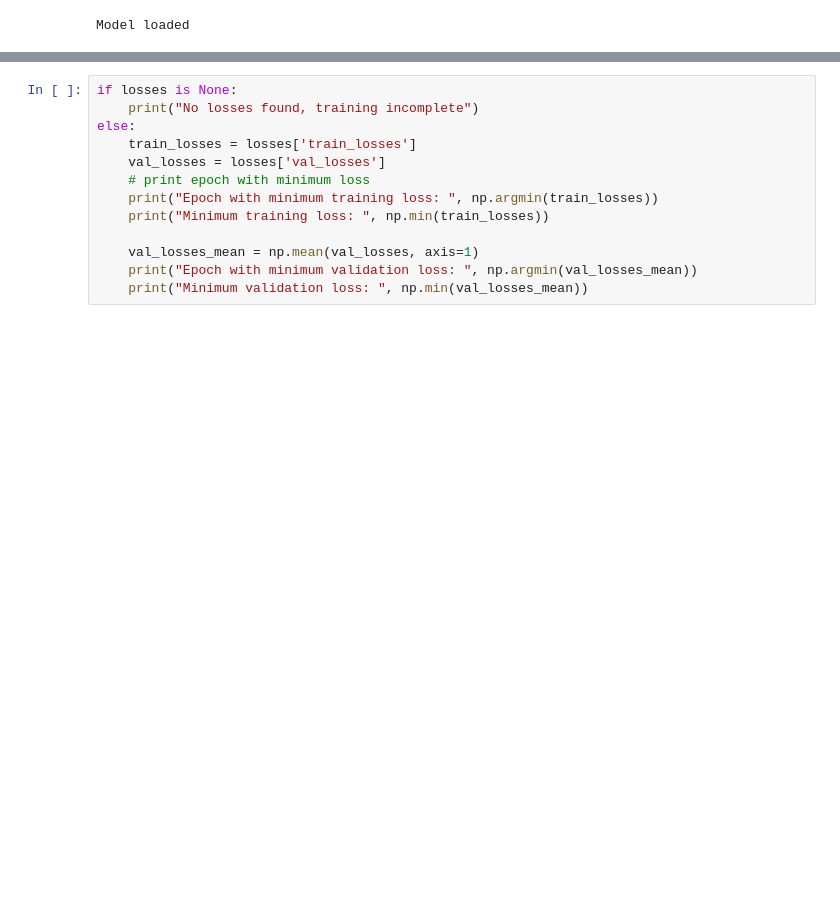
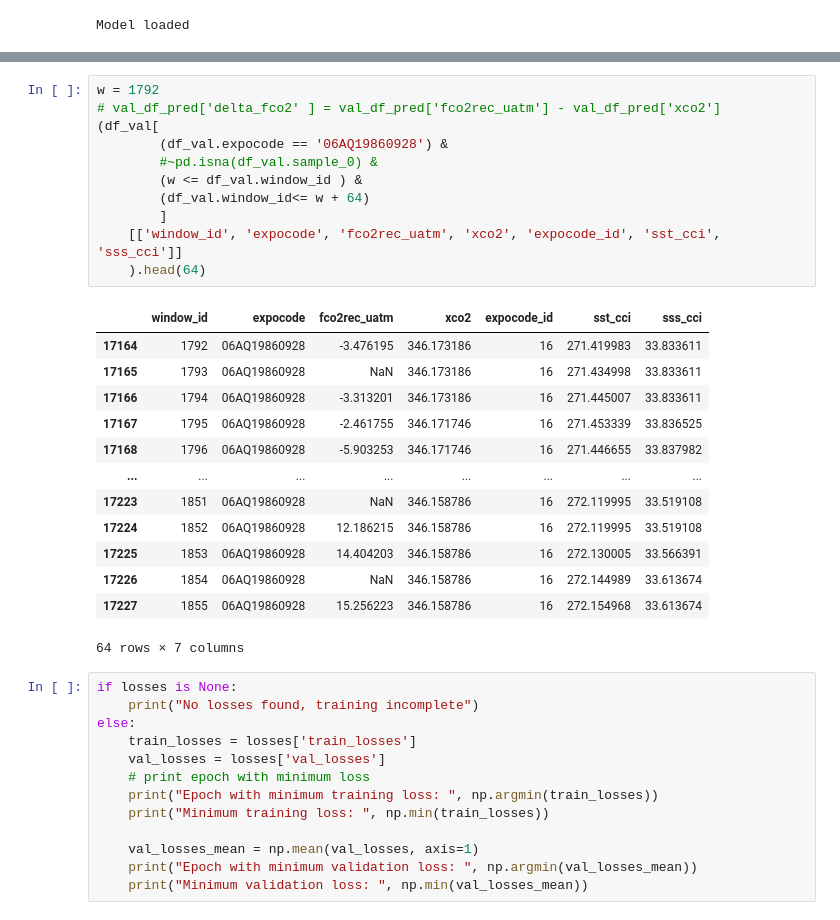
Before and after one commit to ebrusoni/fco2diffusion, a Jupyter notebook: training/new_loss_analysis.ipynb, the cells around one changed output, grey strips where cells are left out. Saved outputs shown, nothing was run; the diff lists cells and outputs as text; blank space fills up the shorter version.

```diff
--- a/training/new_loss_analysis.ipynb
+++ b/training/new_loss_analysis.ipynb
@@ -160,3 +189,28 @@ train_ds shape: (49116, 13, 64), val_ds shape: (9656, 13, 64), test_ds shape: (9
+# %%
+w = 1792
+# val_df_pred['delta_fco2' ] = val_df_pred['fco2rec_uatm'] - val_df_pred['xco2']
+(df_val[
+        (df_val.expocode == '06AQ19860928') &
+        #~pd.isna(df_val.sample_0) &
+        (w <= df_val.window_id ) &
+        (df_val.window_id<= w + 64)
+        ]
+    [['window_id', 'expocode', 'fco2rec_uatm', 'xco2', 'expocode_id', 'sst_cci', 'sss_cci']]
+    ).head(64)
+# %% [output]
+|  | window_id | expocode | fco2rec_uatm | xco2 | expocode_id | sst_cci | sss_cci |
+| 17164 | 1792 | 06AQ19860928 | -3.476195 | 346.173186 | 16 | 271.419983 | 33.833611 |
+| 17165 | 1793 | 06AQ19860928 | NaN | 346.173186 | 16 | 271.434998 | 33.833611 |
+| 17166 | 1794 | 06AQ19860928 | -3.313201 | 346.173186 | 16 | 271.445007 | 33.833611 |
+| 17167 | 1795 | 06AQ19860928 | -2.461755 | 346.171746 | 16 | 271.453339 | 33.836525 |
+| 17168 | 1796 | 06AQ19860928 | -5.903253 | 346.171746 | 16 | 271.446655 | 33.837982 |
+| ... | ... | ... | ... | ... | ... | ... | ... |
+| 17223 | 1851 | 06AQ19860928 | NaN | 346.158786 | 16 | 272.119995 | 33.519108 |
+| 17224 | 1852 | 06AQ19860928 | 12.186215 | 346.158786 | 16 | 272.119995 | 33.519108 |
+| 17225 | 1853 | 06AQ19860928 | 14.404203 | 346.158786 | 16 | 272.130005 | 33.566391 |
+| 17226 | 1854 | 06AQ19860928 | NaN | 346.158786 | 16 | 272.144989 | 33.613674 |
+| 17227 | 1855 | 06AQ19860928 | 15.256223 | 346.158786 | 16 | 272.154968 | 33.613674 |
+64 rows × 7 columns
 # %%
 if losses is None:
     print("No losses found, training incomplete")
```
Also changed, not shown: parts of 19 cells of this notebook.
